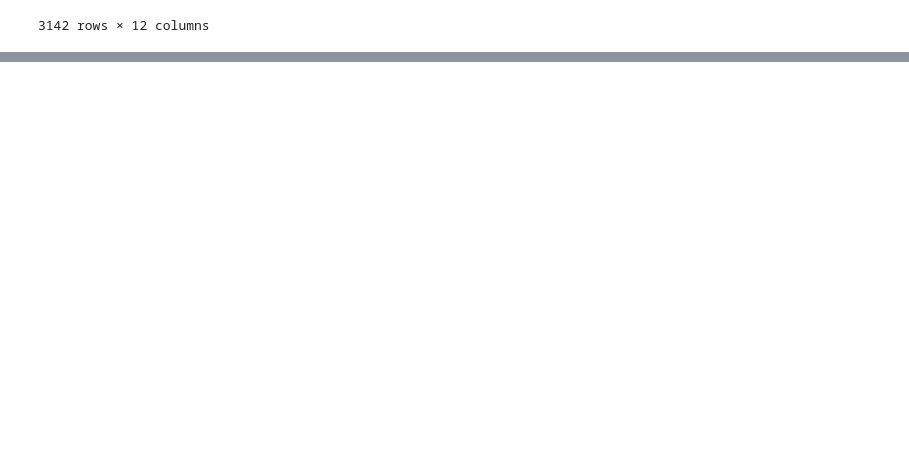
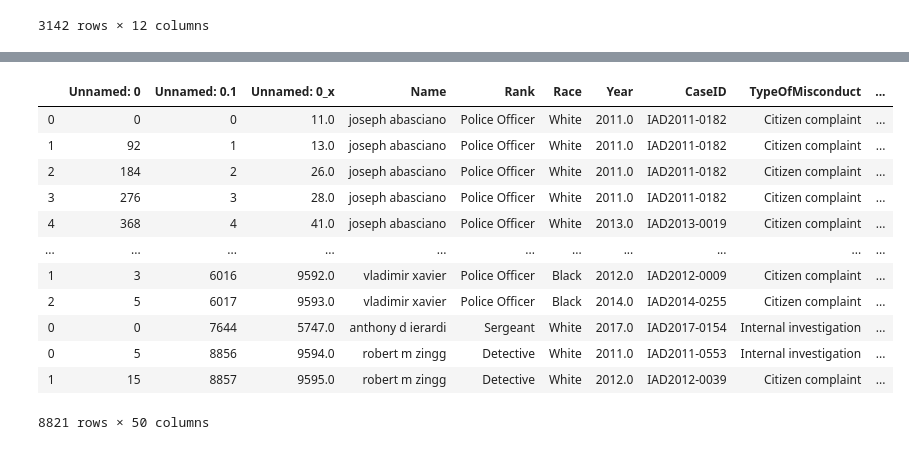
Before and after one commit to BU-Spark/CS506Spring2021Repository, a Jupyter notebook: PoliceConductProject/deliverable3/merging-with-earnings.ipynb, the cells around one changed output, grey strips where cells are left out. Drawn from its saved outputs; the diff is of its cells as text; code cells hidden in the pictures; blank space fills up the shorter version.

```diff
--- a/PoliceConductProject/deliverable3/merging-with-earnings.ipynb
+++ b/PoliceConductProject/deliverable3/merging-with-earnings.ipynb
@@ -165,0 +201,16 @@ df_merge
+# %%
+df_merge_final
+# %% [output]
+|  | Unnamed: 0 | Unnamed: 0.1 | Unnamed: 0_x | Name | Rank | Race | Year | CaseID | TypeOfMisconduct | ... |
+| 0 | 0 | 0 | 11.0 | joseph abasciano | Police Officer | White | 2011.0 | IAD2011-0182 | Citizen complaint | ... |
+| 1 | 92 | 1 | 13.0 | joseph abasciano | Police Officer | White | 2011.0 | IAD2011-0182 | Citizen complaint | ... |
+| 2 | 184 | 2 | 26.0 | joseph abasciano | Police Officer | White | 2011.0 | IAD2011-0182 | Citizen complaint | ... |
+| 3 | 276 | 3 | 28.0 | joseph abasciano | Police Officer | White | 2011.0 | IAD2011-0182 | Citizen complaint | ... |
+| 4 | 368 | 4 | 41.0 | joseph abasciano | Police Officer | White | 2013.0 | IAD2013-0019 | Citizen complaint | ... |
+| ... | ... | ... | ... | ... | ... | ... | ... | ... | ... | ... |
+| 1 | 3 | 6016 | 9592.0 | vladimir xavier | Police Officer | Black | 2012.0 | IAD2012-0009 | Citizen complaint | ... |
+| 2 | 5 | 6017 | 9593.0 | vladimir xavier | Police Officer | Black | 2014.0 | IAD2014-0255 | Citizen complaint | ... |
+| 0 | 0 | 7644 | 5747.0 | anthony d ierardi | Sergeant | White | 2017.0 | IAD2017-0154 | Internal investigation | ... |
+| 0 | 5 | 8856 | 9594.0 | robert m zingg | Detective | White | 2011.0 | IAD2011-0553 | Internal investigation | ... |
+| 1 | 15 | 8857 | 9595.0 | robert m zingg | Detective | White | 2012.0 | IAD2012-0039 | Citizen complaint | ... |
+8821 rows × 50 columns
```
Also changed, not shown: parts of 15 cells of this notebook, 2 other files.
